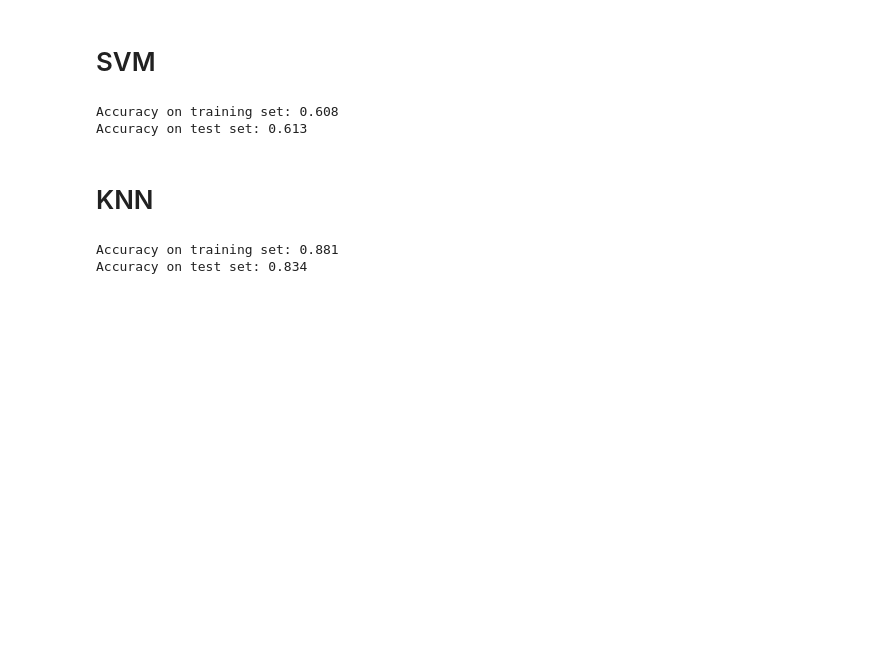
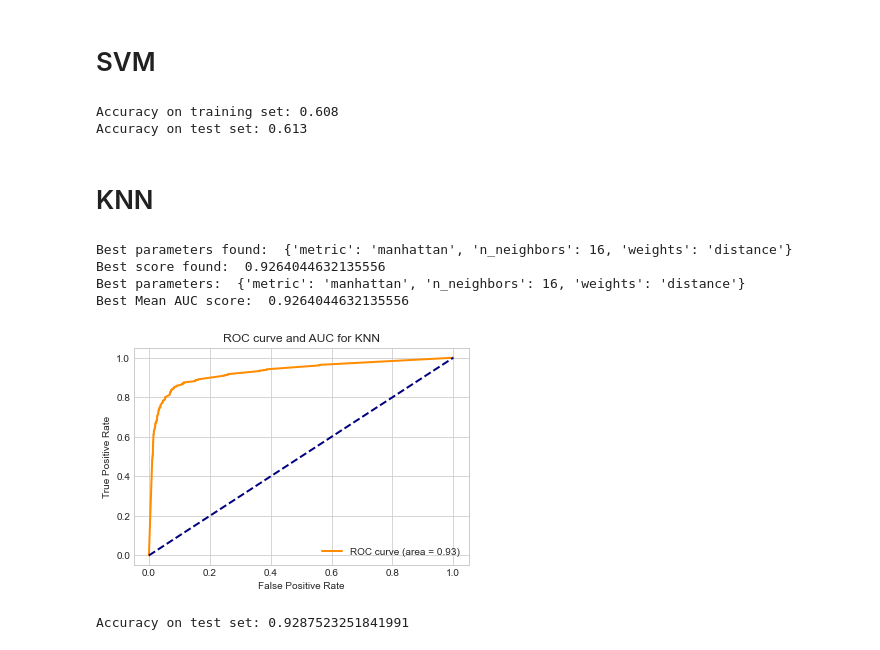
Before and after one commit to Pscmar/DataMining-proj, a Jupyter notebook: Task-1/model.ipynb, the cells around one changed output. Cells and saved outputs as stored; diff of their text form; code cells hidden in the pictures; blank space fills up the shorter version.

```diff
--- a/Task-1/model.ipynb
+++ b/Task-1/model.ipynb
@@ -373,15 +466,53 @@ Accuracy on training set: 0.608
 Accuracy on test set: 0.613
 # %% [markdown]
 # KNN
-# %%
-# KNN Classifier
-from sklearn.neighbors import KNeighborsClassifier
-knn = KNeighborsClassifier(n_neighbors=5)
-knn.fit(X_train, y_train)
-
-# calculating the accuracy of the model
-print("Accuracy on training set: {:.3f}".format(knn.score(X_train, y_train)))
-print("Accuracy on test set: {:.3f}".format(knn.score(X_test, y_test)))
-# %% [output]
-Accuracy on training set: 0.881
-Accuracy on test set: 0.834
+# %%
+# 创建KNeighborsClassifier实例
+knn = KNeighborsClassifier()
+
+# 定义需要搜索的参数范围
+param_grid = {
+    'n_neighbors': np.arange(1, 31),
+    'weights': ['uniform', 'distance'],
+    'metric': ['euclidean', 'manhattan', 'chebyshev', 'minkowski']
+}
+
+# 创建GridSearchCV实例
+grid_search = GridSearchCV(knn, param_grid, scoring=auc_scorer, cv=5)
+
+# 在训练集上执行网格搜索
+grid_search.fit(X_train_selected, y_train)
+
+# 输出最佳参数组合
+print("Best parameters found: ", grid_search.best_params_)
+
+# 输出最佳模型的分类精度
+print("Best score found: ", grid_search.best_score_)
+
+# 输出最优参数
+print("Best parameters: ", grid_search.best_params_)
+print("Best Mean AUC score: ", grid_search.best_score_)
+# %% [output]
+Best parameters found:  {'metric': 'manhattan', 'n_neighbors': 16, 'weights': 'distance'}
+Best score found:  0.9264044632135556
+Best parameters:  {'metric': 'manhattan', 'n_neighbors': 16, 'weights': 'distance'}
+Best Mean AUC score:  0.9264044632135556
+# %%
+# plot the ROC curve
+fpr, tpr, _ = roc_curve(y_test, grid_search.predict_proba(X_test_selected)[:, 1])
+roc_auc = auc(fpr, tpr)
+
+plt.plot(fpr, tpr, color='darkorange', lw=2, label='ROC curve (area = %0.2f)' % roc_auc)
+plt.plot([0, 1], [0, 1], color='navy', lw=2, linestyle='--')
+plt.xlabel('False Positive Rate')
+plt.ylabel('True Positive Rate')
+plt.title('ROC curve and AUC for KNN')
+plt.legend(loc="lower right")
+plt.show()
+# %% [output]
+[figure, added]
+# %%
+# test in test set
+print(f"Accuracy on test set: {grid_search.score(X_test_selected, y_test)}")
+# %% [output]
+Accuracy on test set: 0.9287523251841991
```
Also changed, not shown: parts of 14 cells of this notebook.
